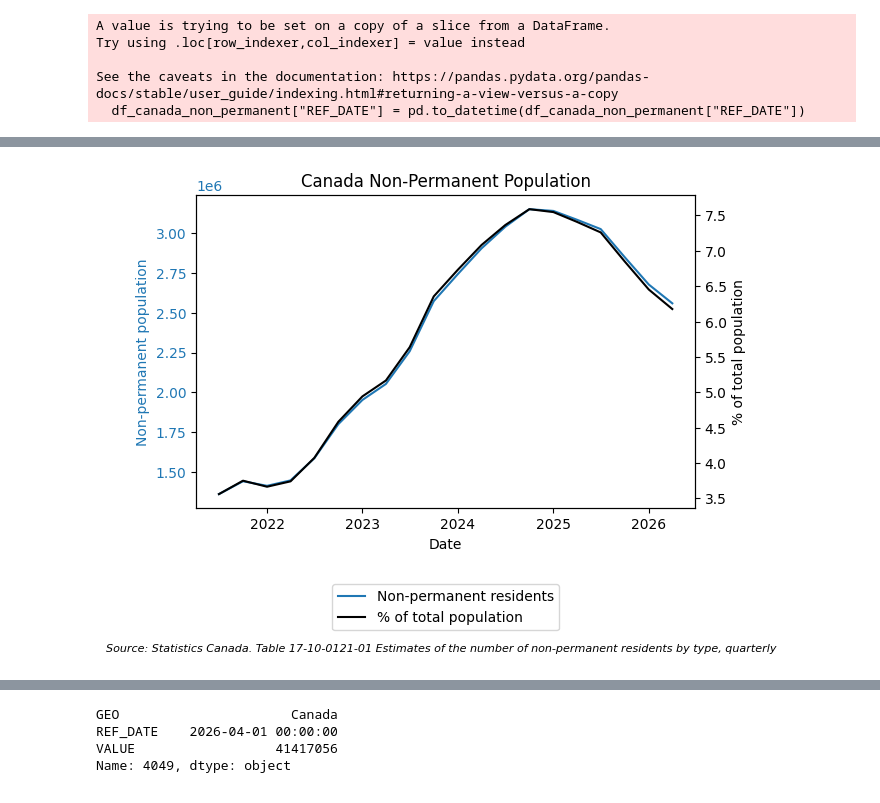
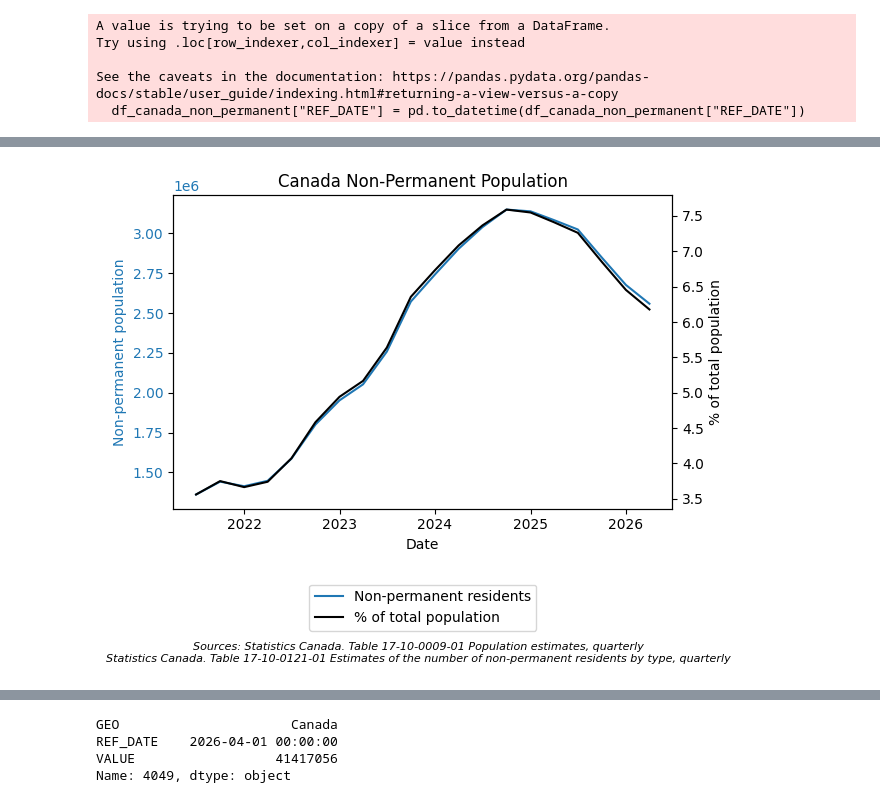
Before and after one commit to yrmo/gcinfo, a Jupyter notebook: non-permanent-population-2021-present.ipynb, the cells around one changed output, grey strips where cells are left out. Saved outputs shown, nothing was run; the diff lists cells and outputs as text; code cells hidden in the pictures.

```diff
--- a/non-permanent-population-2021-present.ipynb
+++ b/non-permanent-population-2021-present.ipynb
@@ -231,36 +231,36 @@ ax2.plot(
 ax2.set_ylabel("% of total population", color="black")
 ax2.tick_params(axis="y", labelcolor="black")
 
 ax1.set_title("Canada Non-Permanent Population")
 
 # Combined legend below the plot
 lines1, labels1 = ax1.get_legend_handles_labels()
 lines2, labels2 = ax2.get_legend_handles_labels()
 ax1.legend(
     lines1 + lines2,
     labels1 + labels2,
     title=None,
     loc="upper center",
     bbox_to_anchor=(0.5, -0.22),
     ncol=1,
     frameon=True
 )
 
 plt.xticks(rotation=45, ha="right")
 plt.subplots_adjust(bottom=0.3)
 
 plt.figtext(
-    0.5, -0.03,
-    "Source: Statistics Canada. Table 17-10-0121-01 Estimates of the number of non-permanent residents by type, quarterly",
+    0.5, -0.05,
+    "Sources: Statistics Canada. Table 17-10-0009-01 Population estimates, quarterly\nStatistics Canada. Table 17-10-0121-01 Estimates of the number of non-permanent residents by type, quarterly",
     ha="center",
     fontsize=8,
     style="italic"
 )
 
 plt.tight_layout()
 plt.show()
 # %% [output]
-[figure, old version]
+[figure, new version]
 # %%
 most_recent_canada_total_non_permanent = df_canada_non_permanent_total.iloc[-1]
 most_recent_canada_total_non_permanent
```
Also changed, not shown: parts of 4 cells of this notebook.
